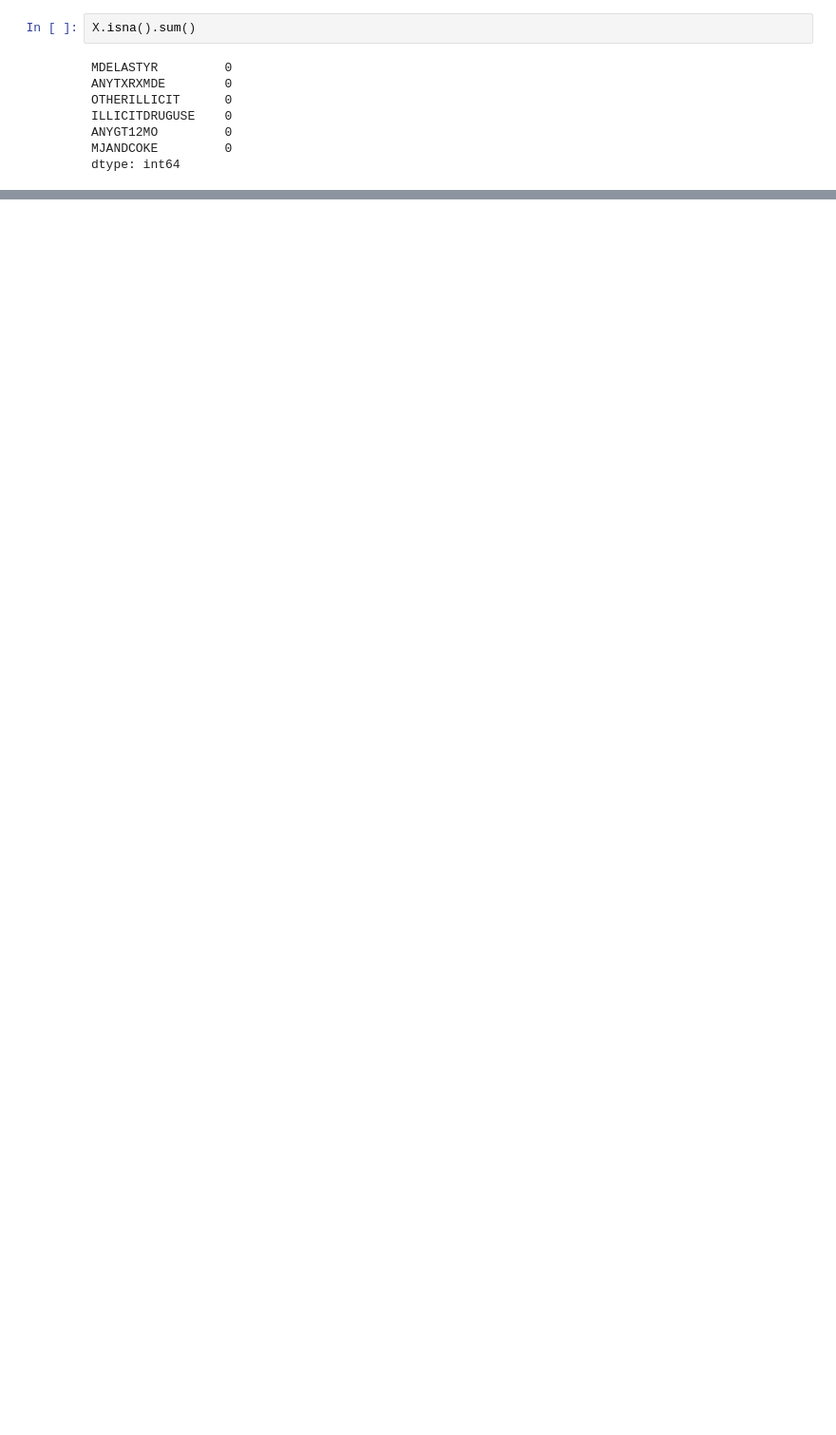
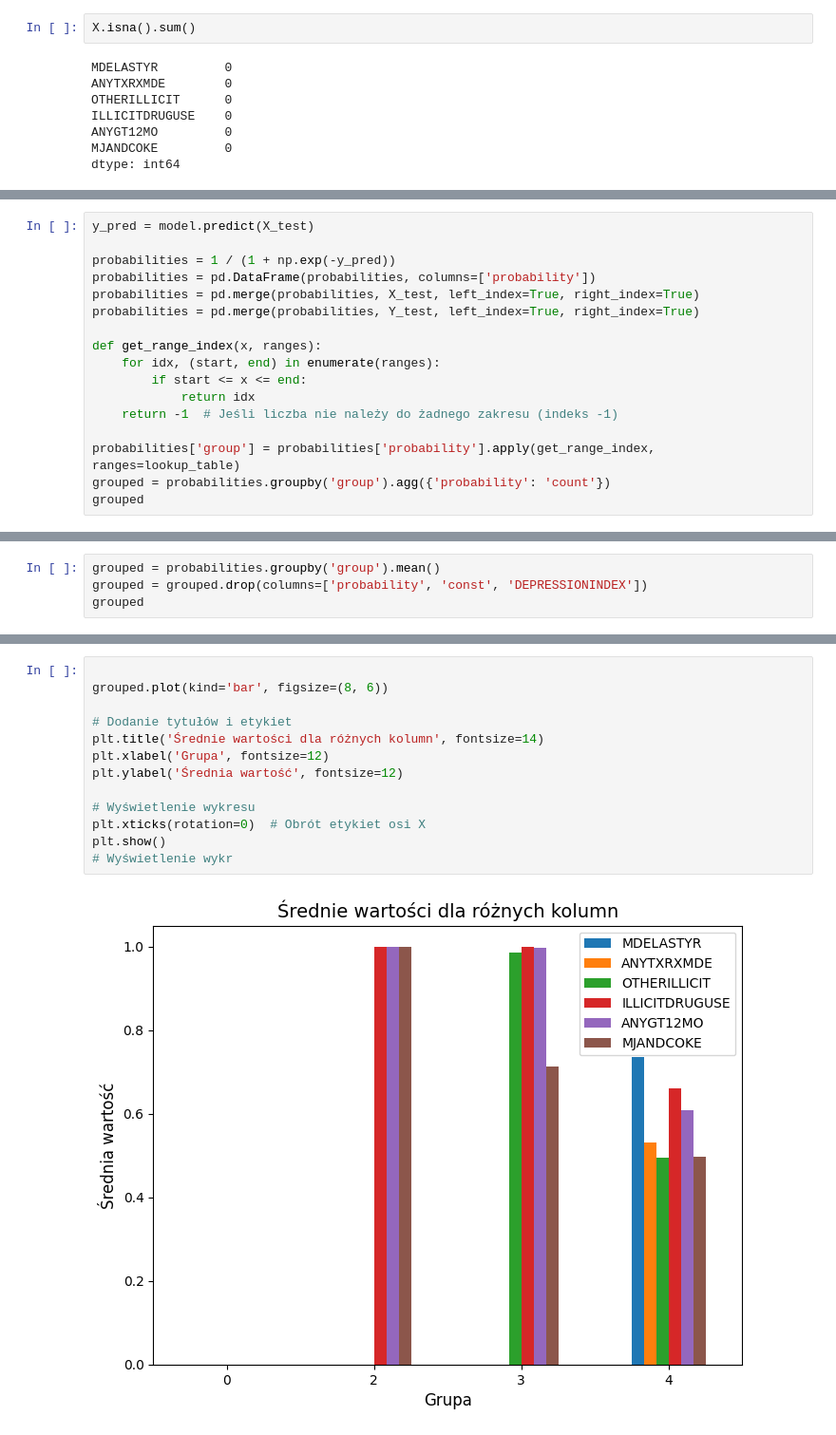
Before and after one commit to Safeheaded/EAD_project_2, a Jupyter notebook: project.ipynb, the cells around one changed output, grey strips where cells are left out. Shown: that part at 95% size. Drawn from its saved outputs; the diff is of its cells as text; blank space fills up the shorter version.

```diff
--- a/project.ipynb
+++ b/project.ipynb
@@ -333,0 +366,17 @@ plt.show()
+# %%
+y_pred = model.predict(X_test)
+
+probabilities = 1 / (1 + np.exp(-y_pred))
+probabilities = pd.DataFrame(probabilities, columns=['probability'])
+probabilities = pd.merge(probabilities, X_test, left_index=True, right_index=True)
+probabilities = pd.merge(probabilities, Y_test, left_index=True, right_index=True)
+
+def get_range_index(x, ranges):
+    for idx, (start, end) in enumerate(ranges):
+        if start <= x <= end:
+            return idx
+    return -1  # Jeśli liczba nie należy do żadnego zakresu (indeks -1)
+
+probabilities['group'] = probabilities['probability'].apply(get_range_index, ranges=lookup_table)
+grouped = probabilities.groupby('group').agg({'probability': 'count'})
+grouped
@@ -333,0 +390,4 @@ plt.show()
+# %%
+grouped = probabilities.groupby('group').mean()
+grouped = grouped.drop(columns=['probability', 'const', 'DEPRESSIONINDEX'])
+grouped
@@ -333,0 +401,15 @@ plt.show()
+# %%
+
+grouped.plot(kind='bar', figsize=(8, 6))
+
+# Dodanie tytułów i etykiet
+plt.title('Średnie wartości dla różnych kolumn', fontsize=14)
+plt.xlabel('Grupa', fontsize=12)
+plt.ylabel('Średnia wartość', fontsize=12)
+
+# Wyświetlenie wykresu
+plt.xticks(rotation=0)  # Obrót etykiet osi X
+plt.show()
+# Wyświetlenie wykr
+# %% [output]
+[figure, added]
```
Also changed, not shown: parts of 8 cells of this notebook.
